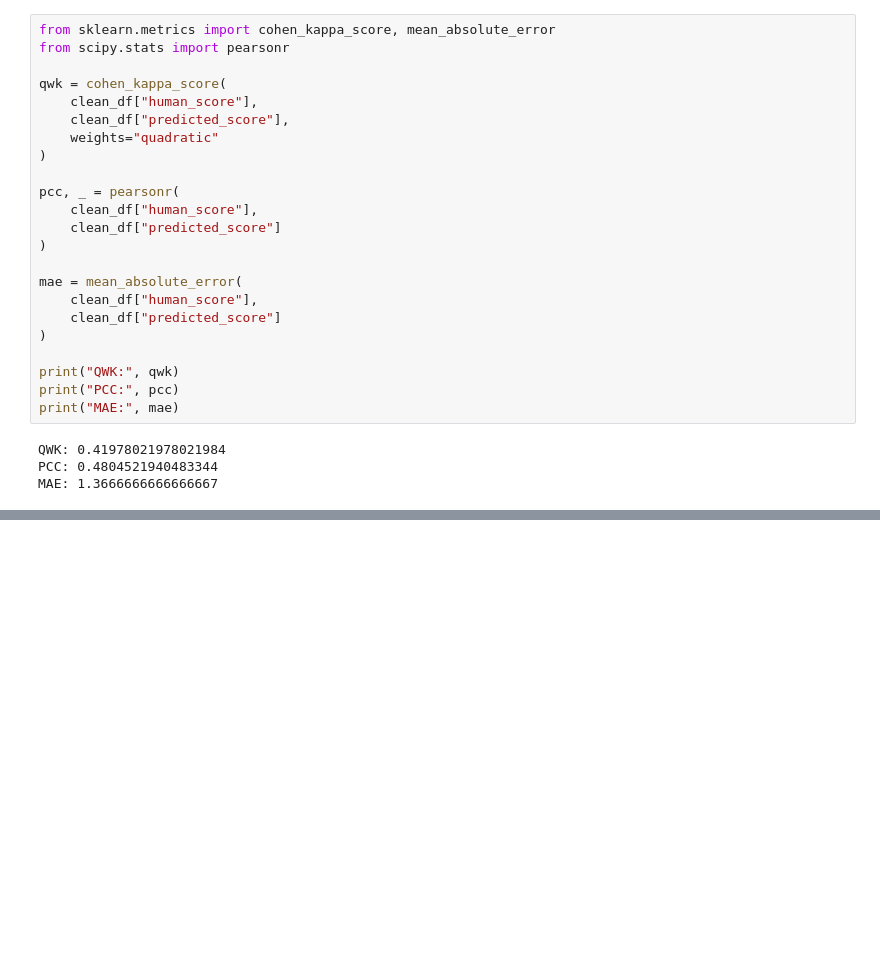
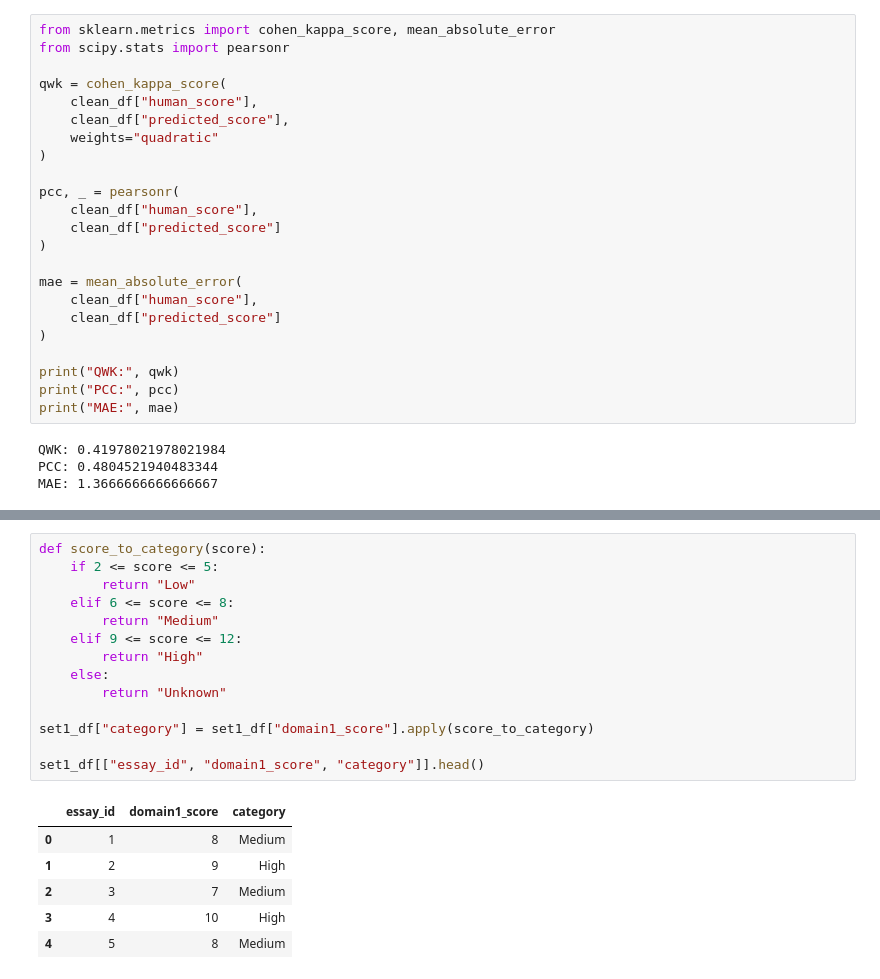
Before and after one commit to MalakSalehh/Thesis-datasets, a Jupyter notebook: FINAL.ipynb, the cells around one changed output, grey strips where cells are left out. Saved outputs shown, nothing was run; the diff lists cells and outputs as text; blank space fills up the shorter version.

```diff
--- a/FINAL.ipynb
+++ b/FINAL.ipynb
@@ -334,0 +374,21 @@ MAE: 1.3666666666666667
+# %%
+def score_to_category(score):
+    if 2 <= score <= 5:
+        return "Low"
+    elif 6 <= score <= 8:
+        return "Medium"
+    elif 9 <= score <= 12:
+        return "High"
+    else:
+        return "Unknown"
+
+set1_df["category"] = set1_df["domain1_score"].apply(score_to_category)
+
+set1_df[["essay_id", "domain1_score", "category"]].head()
+# %% [output]
+|  | essay_id | domain1_score | category |
+| 0 | 1 | 8 | Medium |
+| 1 | 2 | 9 | High |
+| 2 | 3 | 7 | Medium |
+| 3 | 4 | 10 | High |
+| 4 | 5 | 8 | Medium |
```
Also changed, not shown: parts of 25 cells of this notebook.
